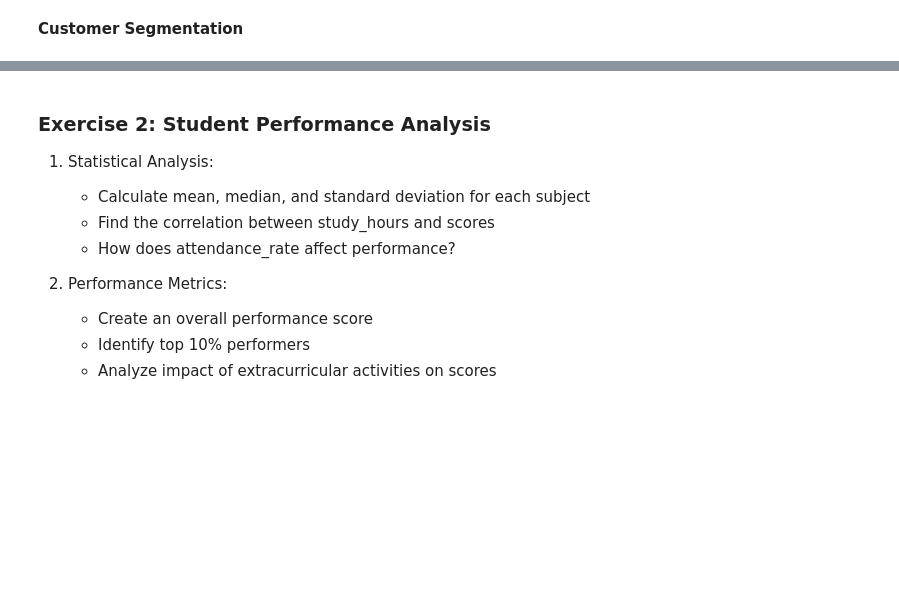
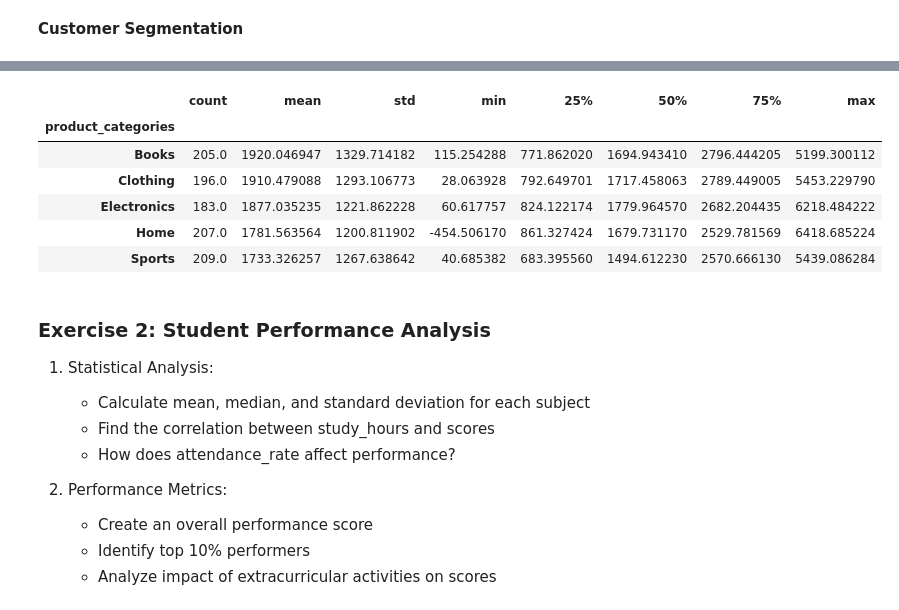
Before and after one commit to Kartavya-Jharwal/Kartavya_Business_Analytics2025, a Jupyter notebook: Week_1_S2_Pandas_DataFrames_START.ipynb, the cells around one changed output, grey strips where cells are left out. Cells and saved outputs as stored; diff of their text form; code cells hidden in the pictures; blank space fills up the shorter version.

```diff
--- a/Week_1_S2_Pandas_DataFrames_START.ipynb
+++ b/Week_1_S2_Pandas_DataFrames_START.ipynb
@@ -212,5 +430,14 @@ df_ecommerce.head()
 # %%
 # Analyze product categories by spending
+df_ecommerce.groupby("product_categories")['total_spent'].describe()
+# %% [output]
+|  | count | mean | std | min | 25% | 50% | 75% | max |
+| product_categories |  |  |  |  |  |  |  |  |
+| Books | 205.0 | 1920.046947 | 1329.714182 | 115.254288 | 771.862020 | 1694.943410 | 2796.444205 | 5199.300112 |
+| Clothing | 196.0 | 1910.479088 | 1293.106773 | 28.063928 | 792.649701 | 1717.458063 | 2789.449005 | 5453.229790 |
+| Electronics | 183.0 | 1877.035235 | 1221.862228 | 60.617757 | 824.122174 | 1779.964570 | 2682.204435 | 6218.484222 |
+| Home | 207.0 | 1781.563564 | 1200.811902 | -454.506170 | 861.327424 | 1679.731170 | 2529.781569 | 6418.685224 |
+| Sports | 209.0 | 1733.326257 | 1267.638642 | 40.685382 | 683.395560 | 1494.612230 | 2570.666130 | 5439.086284 |
 # %%
 # @title code for student dataset
 # Generate student performance dataset
```
Also changed, not shown: parts of 46 cells of this notebook.
